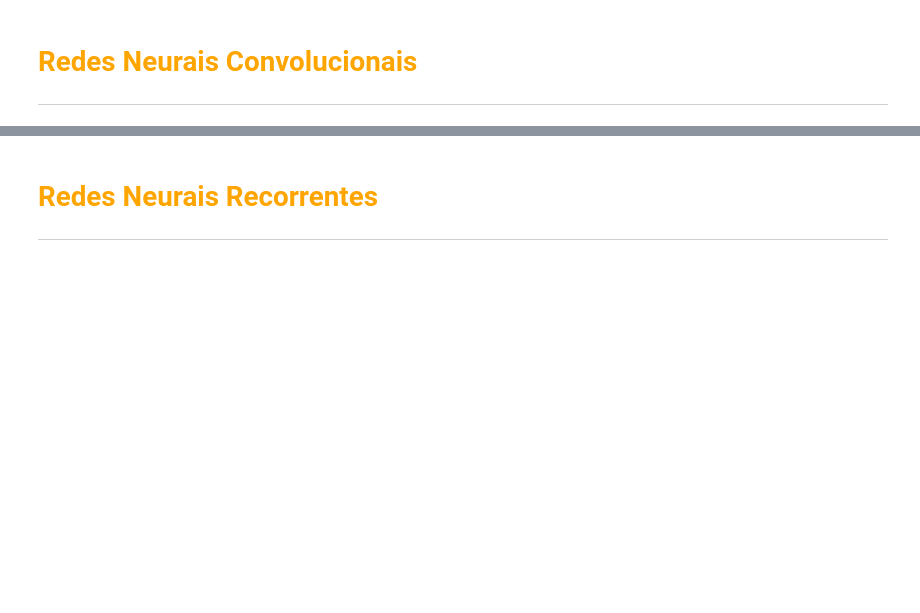
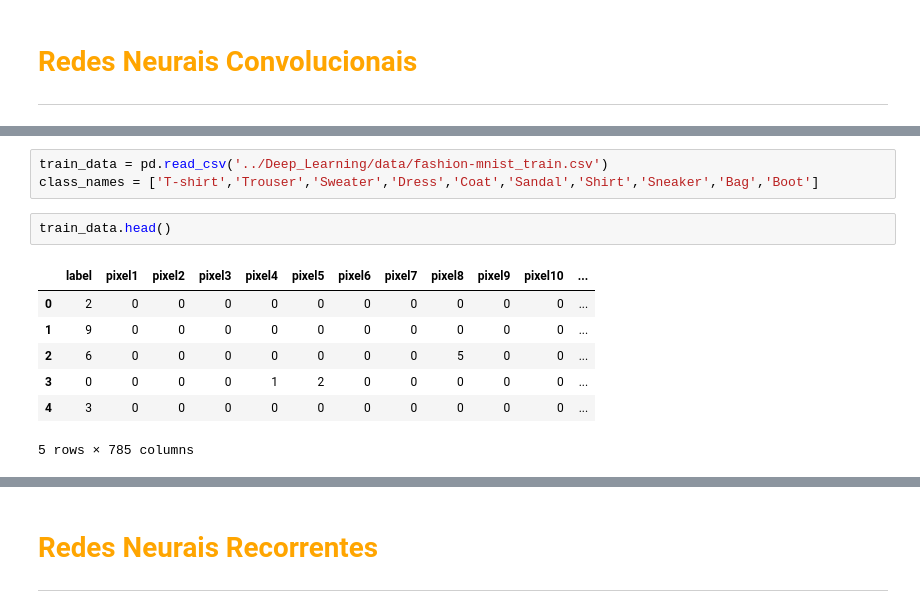
Before and after one commit to leonardovargas10/Pesquisa_Aplicada_Modelagem, a Jupyter notebook: Deep_Learning/01_Deep_Learning.ipynb, the cells around one changed output, grey strips where cells are left out. Cells and saved outputs as stored; diff of their text form; blank space fills up the shorter version.

```diff
--- a/Deep_Learning/01_Deep_Learning.ipynb
+++ b/Deep_Learning/01_Deep_Learning.ipynb
@@ -3981,0 +4754,13 @@ https://www.kaggle.com/code/mishki/getting-started-with-deep-learning-cnn-pytorc
+# %%
+train_data = pd.read_csv('../Deep_Learning/data/fashion-mnist_train.csv')
+class_names = ['T-shirt','Trouser','Sweater','Dress','Coat','Sandal','Shirt','Sneaker','Bag','Boot']
+# %%
+train_data.head()
+# %% [output]
+|  | label | pixel1 | pixel2 | pixel3 | pixel4 | pixel5 | pixel6 | pixel7 | pixel8 | pixel9 | pixel10 | ... |
+| 0 | 2 | 0 | 0 | 0 | 0 | 0 | 0 | 0 | 0 | 0 | 0 | ... |
+| 1 | 9 | 0 | 0 | 0 | 0 | 0 | 0 | 0 | 0 | 0 | 0 | ... |
+| 2 | 6 | 0 | 0 | 0 | 0 | 0 | 0 | 0 | 5 | 0 | 0 | ... |
+| 3 | 0 | 0 | 0 | 0 | 1 | 2 | 0 | 0 | 0 | 0 | 0 | ... |
+| 4 | 3 | 0 | 0 | 0 | 0 | 0 | 0 | 0 | 0 | 0 | 0 | ... |
+5 rows × 785 columns
```
Also changed, not shown: parts of 31 cells of this notebook.
